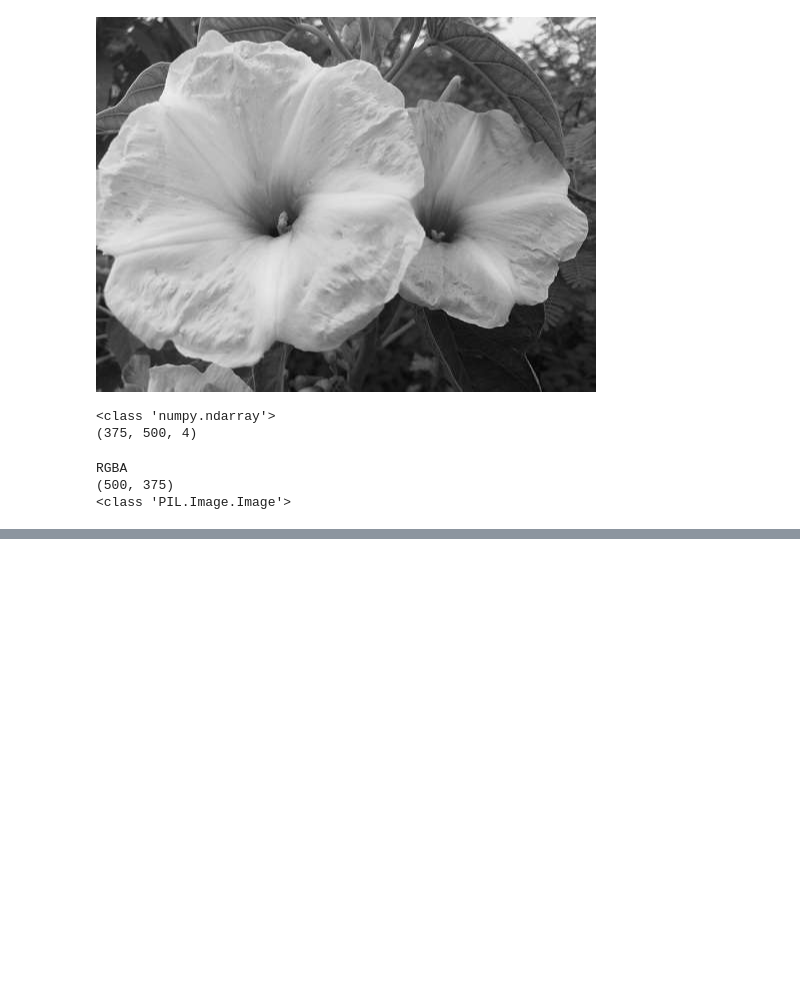
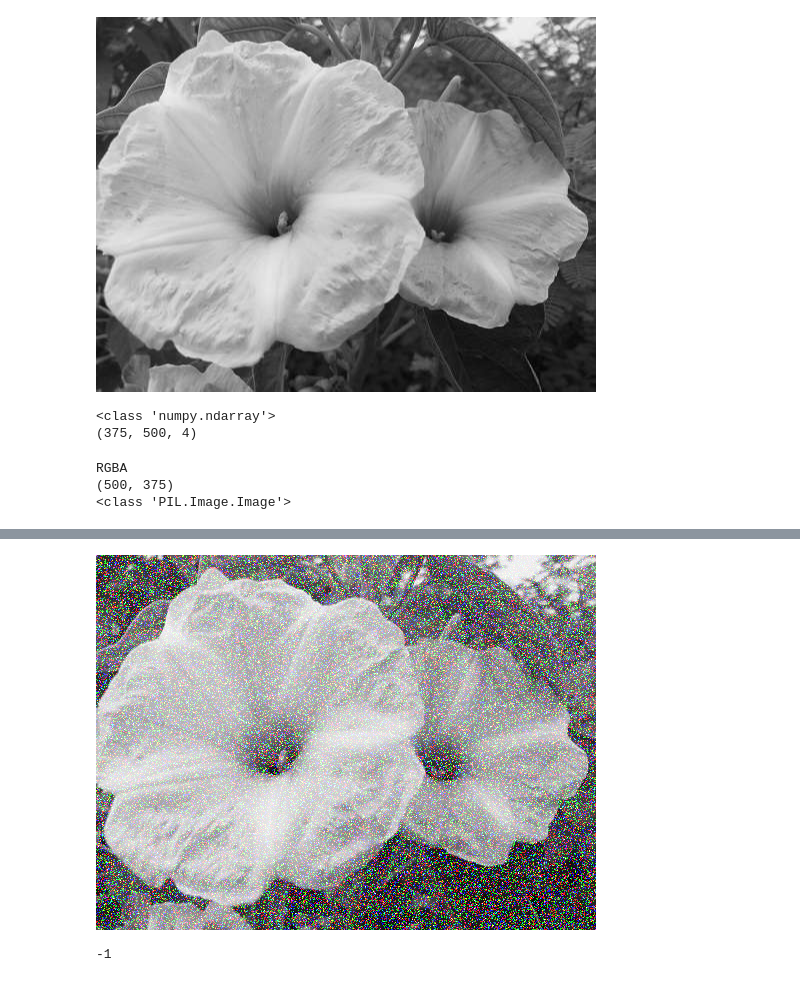
Before and after one commit to Jasleen8801/Computational-Statistics, a Jupyter notebook: Computational_Statistics.ipynb, the cells around one changed output, grey strips where cells are left out. Saved outputs shown, nothing was run; the diff lists cells and outputs as text; code cells hidden in the pictures; blank space fills up the shorter version.

```diff
--- a/Computational_Statistics.ipynb
+++ b/Computational_Statistics.ipynb
@@ -226,0 +227,17 @@ im
+# %%
+from google.colab.patches import cv2_imshow, cv2
+import numpy as np
+
+img = cv2.imread('gray_img.jpg')
+# Generate Gaussian noise
+gauss = np.random.normal(0,1,img.size)
+gauss = gauss.reshape(img.shape[0],img.shape[1],img.shape[2]).astype('uint8')
+# Add the Gaussian noise to the image
+img_gauss = cv2.add(img,gauss)
+# Display the image
+cv2_imshow(img_gauss)
+# cv2.imshow('a',img_gauss)
+cv2.waitKey(0)
+# %% [output]
+[figure, added]
+-1
```
Also changed, not shown: parts of 3 cells of this notebook.
